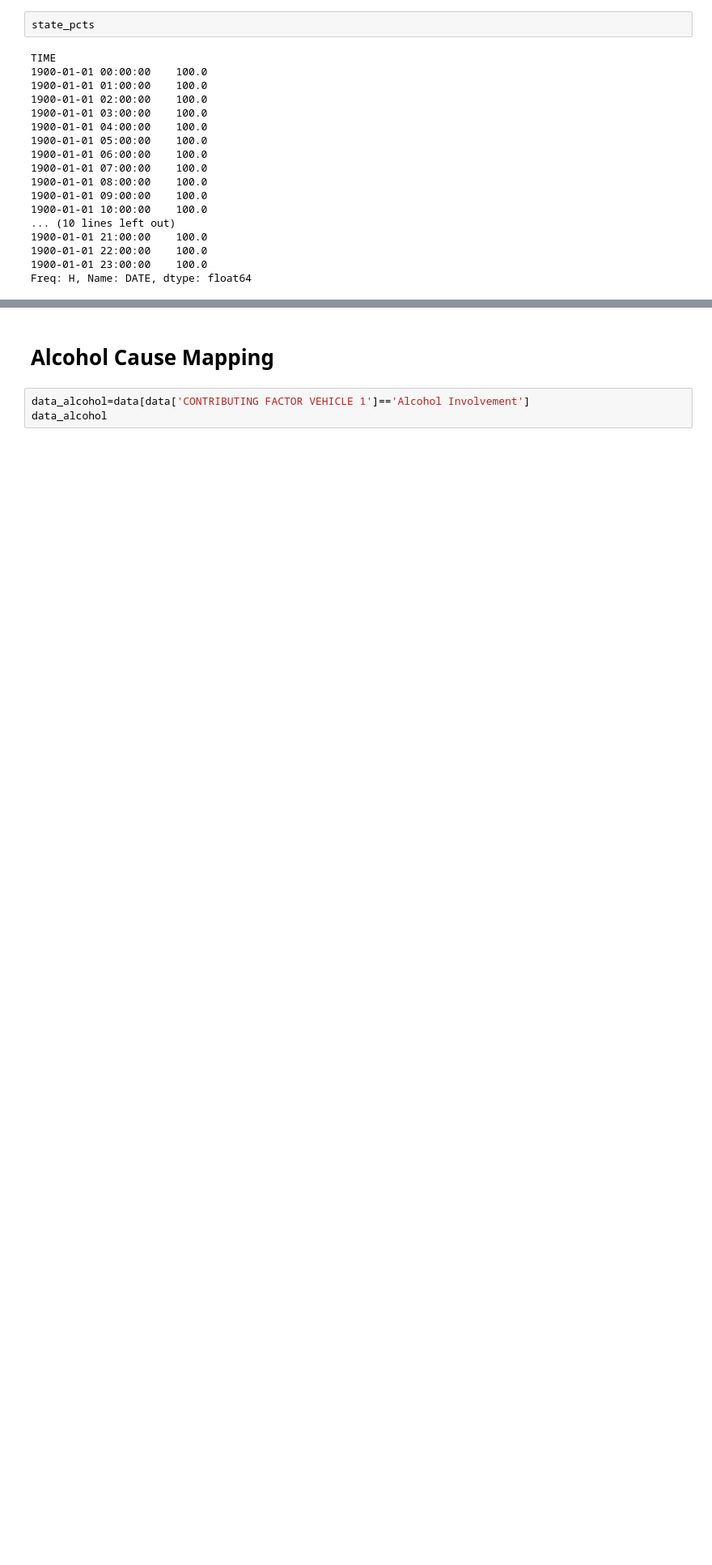
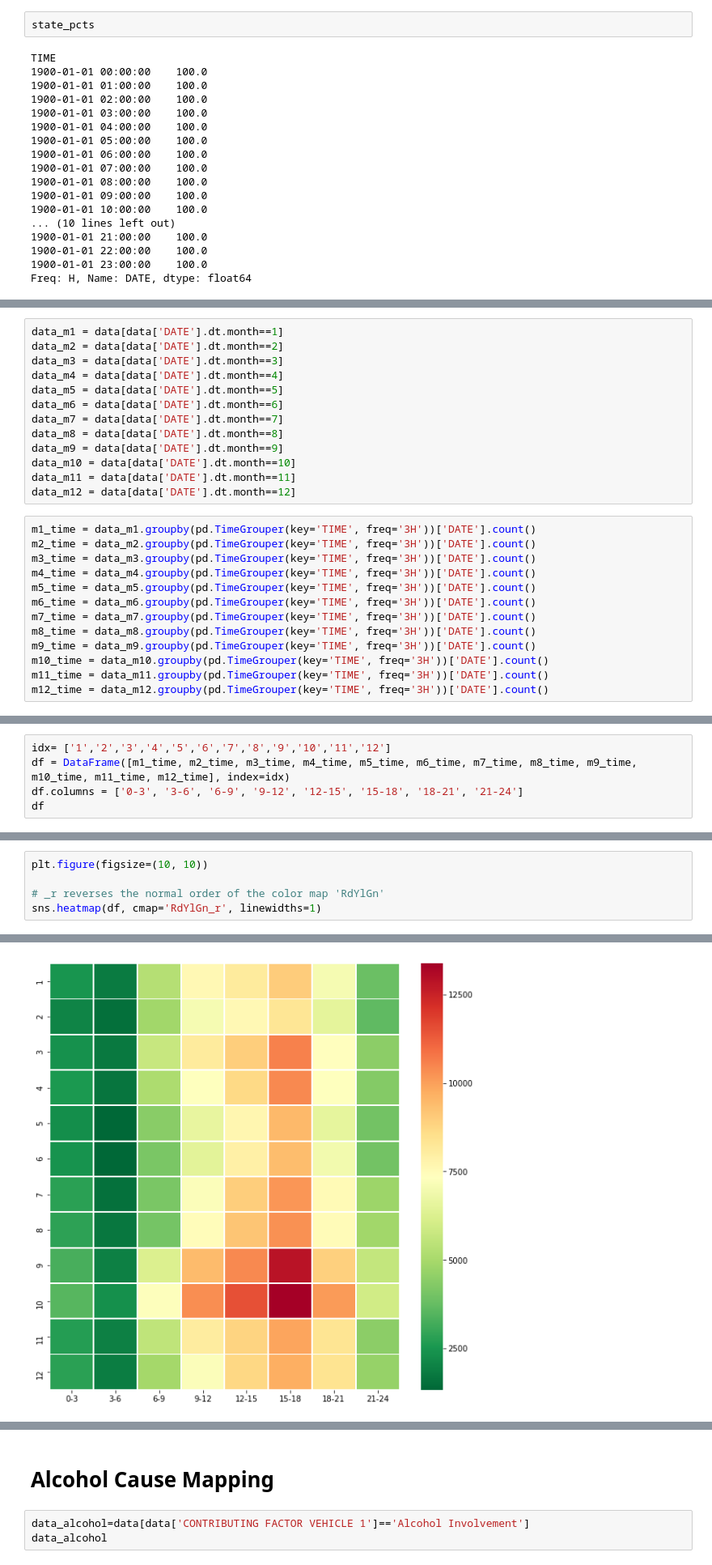
Before and after one commit to krisnadiputra/GCI2017-final-project, a Jupyter notebook: cosmas/cosmas.ipynb, the cells around one changed output, grey strips where cells are left out. Shown at 81% size. Cells and saved outputs as stored; diff of their text form; blank space fills up the shorter version.

```diff
--- a/cosmas/cosmas.ipynb
+++ b/cosmas/cosmas.ipynb
@@ -652,0 +662,26 @@ Freq: H, Name: DATE, dtype: float64
+# %%
+data_m1 = data[data['DATE'].dt.month==1]
+data_m2 = data[data['DATE'].dt.month==2]
+data_m3 = data[data['DATE'].dt.month==3]
+data_m4 = data[data['DATE'].dt.month==4]
+data_m5 = data[data['DATE'].dt.month==5]
+data_m6 = data[data['DATE'].dt.month==6]
+data_m7 = data[data['DATE'].dt.month==7]
+data_m8 = data[data['DATE'].dt.month==8]
+data_m9 = data[data['DATE'].dt.month==9]
+data_m10 = data[data['DATE'].dt.month==10]
+data_m11 = data[data['DATE'].dt.month==11]
+data_m12 = data[data['DATE'].dt.month==12]
+# %%
+m1_time = data_m1.groupby(pd.TimeGrouper(key='TIME', freq='3H'))['DATE'].count()
+m2_time = data_m2.groupby(pd.TimeGrouper(key='TIME', freq='3H'))['DATE'].count()
+m3_time = data_m3.groupby(pd.TimeGrouper(key='TIME', freq='3H'))['DATE'].count()
+m4_time = data_m4.groupby(pd.TimeGrouper(key='TIME', freq='3H'))['DATE'].count()
+m5_time = data_m5.groupby(pd.TimeGrouper(key='TIME', freq='3H'))['DATE'].count()
+m6_time = data_m6.groupby(pd.TimeGrouper(key='TIME', freq='3H'))['DATE'].count()
+m7_time = data_m7.groupby(pd.TimeGrouper(key='TIME', freq='3H'))['DATE'].count()
+m8_time = data_m8.groupby(pd.TimeGrouper(key='TIME', freq='3H'))['DATE'].count()
+m9_time = data_m9.groupby(pd.TimeGrouper(key='TIME', freq='3H'))['DATE'].count()
+m10_time = data_m10.groupby(pd.TimeGrouper(key='TIME', freq='3H'))['DATE'].count()
+m11_time = data_m11.groupby(pd.TimeGrouper(key='TIME', freq='3H'))['DATE'].count()
+m12_time = data_m12.groupby(pd.TimeGrouper(key='TIME', freq='3H'))['DATE'].count()
@@ -652,0 +701,5 @@ Freq: H, Name: DATE, dtype: float64
+# %%
+idx= ['1','2','3','4','5','6','7','8','9','10','11','12']
+df = DataFrame([m1_time, m2_time, m3_time, m4_time, m5_time, m6_time, m7_time, m8_time, m9_time, m10_time, m11_time, m12_time], index=idx)
+df.columns = ['0-3', '3-6', '6-9', '9-12', '12-15', '15-18', '18-21', '21-24']
+df
@@ -652,0 +720,6 @@ Freq: H, Name: DATE, dtype: float64
+# %%
+plt.figure(figsize=(10, 10))
+
+# _r reverses the normal order of the color map 'RdYlGn'
+sns.heatmap(df, cmap='RdYlGn_r', linewidths=1)
+# %% [output]
@@ -652,0 +727 @@ Freq: H, Name: DATE, dtype: float64
+[figure, added]
```
Also changed, not shown: parts of 23 cells of this notebook.
